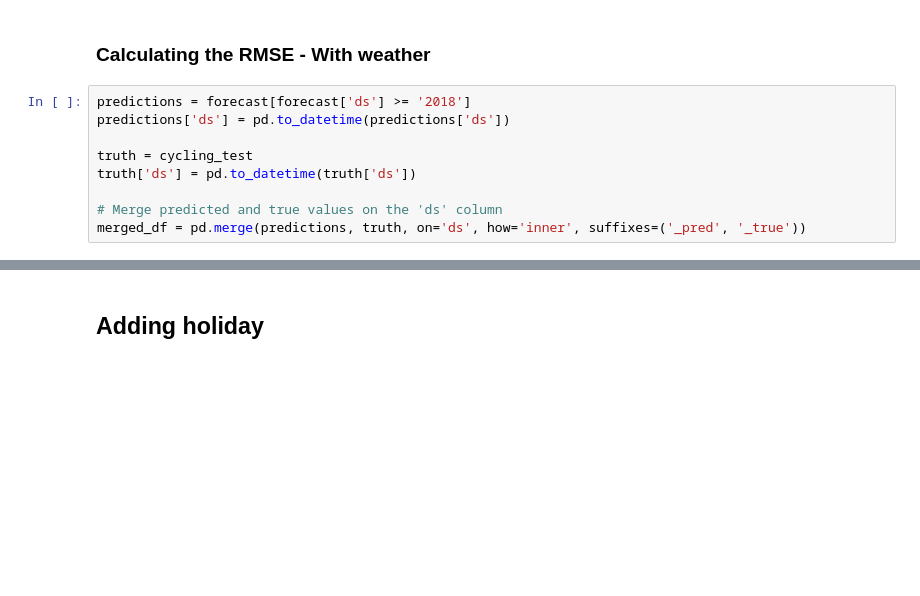
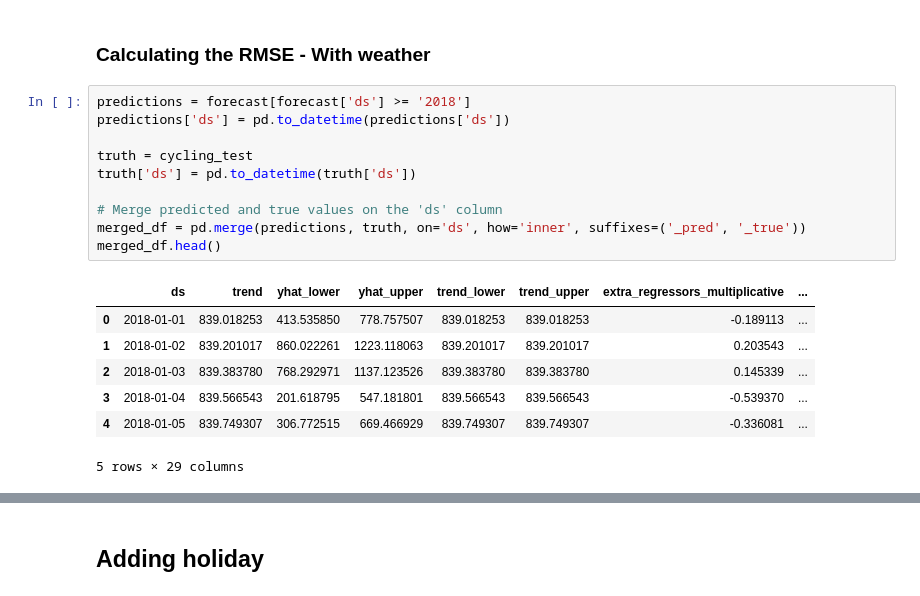
Before and after one commit to Njuaka/time_series_models_forecast, a Jupyter notebook: notebook/ForcastExerciseWithHolidays.ipynb, the cells around one changed output, grey strips where cells are left out. Saved outputs shown, nothing was run; the diff lists cells and outputs as text; blank space fills up the shorter version.

```diff
--- a/notebook/ForcastExerciseWithHolidays.ipynb
+++ b/notebook/ForcastExerciseWithHolidays.ipynb
@@ -268,12 +277,21 @@ plt.show()
 # %%
 predictions = forecast[forecast['ds'] >= '2018']
 predictions['ds'] = pd.to_datetime(predictions['ds'])
 
 truth = cycling_test
 truth['ds'] = pd.to_datetime(truth['ds'])
 
 # Merge predicted and true values on the 'ds' column
 merged_df = pd.merge(predictions, truth, on='ds', how='inner', suffixes=('_pred', '_true'))
+merged_df.head()
+# %% [output]
+|  | ds | trend | yhat_lower | yhat_upper | trend_lower | trend_upper | extra_regressors_multiplicative | ... |
+| 0 | 2018-01-01 | 839.018253 | 413.535850 | 778.757507 | 839.018253 | 839.018253 | -0.189113 | ... |
+| 1 | 2018-01-02 | 839.201017 | 860.022261 | 1223.118063 | 839.201017 | 839.201017 | 0.203543 | ... |
+| 2 | 2018-01-03 | 839.383780 | 768.292971 | 1137.123526 | 839.383780 | 839.383780 | 0.145339 | ... |
+| 3 | 2018-01-04 | 839.566543 | 201.618795 | 547.181801 | 839.566543 | 839.566543 | -0.539370 | ... |
+| 4 | 2018-01-05 | 839.749307 | 306.772515 | 669.466929 | 839.749307 | 839.749307 | -0.336081 | ... |
+5 rows × 29 columns
 # %%
 rmse = np.sqrt(mean_squared_error(merged_df['y'], merged_df['yhat']))
 
```
Also changed, not shown: parts of 28 cells of this notebook, 2 other files.
